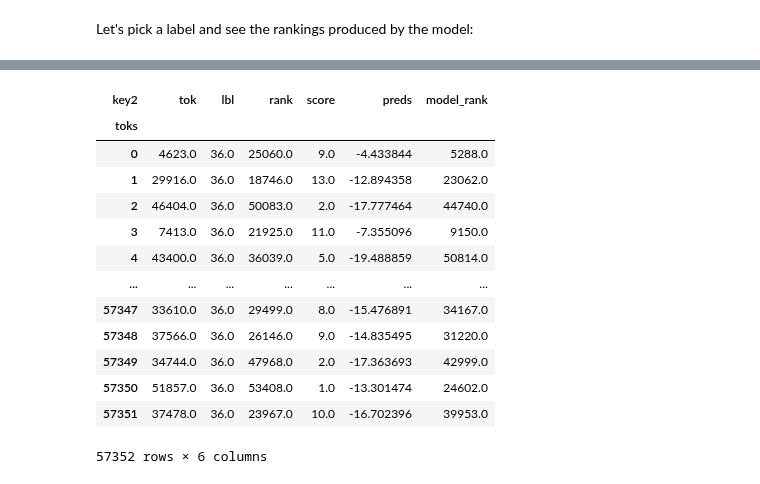
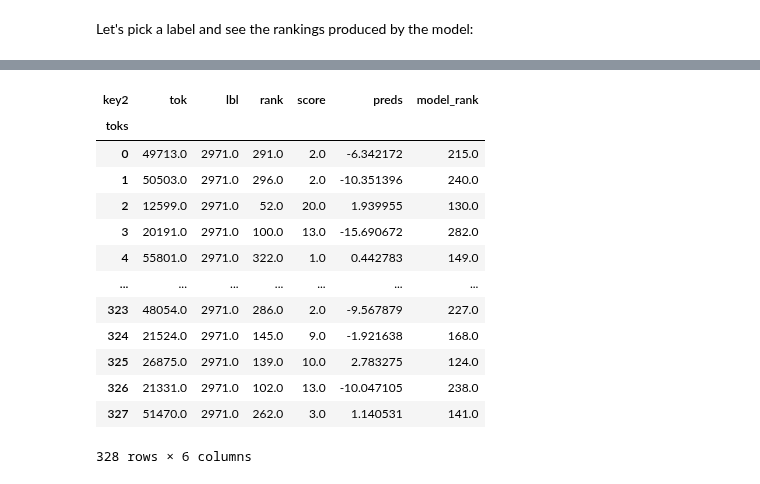
Before and after one commit to debjyotiSRoy/xcube, a Jupyter notebook: nbs/17_tutorial.train_l2r.ipynb, the cells around one changed output, grey strips where cells are left out. Saved outputs shown, nothing was run; the diff lists cells and outputs as text; code cells hidden in the pictures.

```diff
--- a/nbs/17_tutorial.train_l2r.ipynb
+++ b/nbs/17_tutorial.train_l2r.ipynb
@@ -828,5 +830,3 @@ record['best'] = 75.66
 str(record)
 # %% [output]
 "{'grad_func': functools.partial(<function rank_loss3>, gain_fn='exp', k=6), 'opt_func': functools.partial(<function RMSProp>, mom=0.9, wd=0.2), 'opt': None, 'lr': 0.01, 'loss_func': <function loss_fn ...
-# %%
-learner.fit(20, cbs=XLRFinder(start_lr=1e-5, end_lr=1e-1, num_it=400))
@@ -872,4 +892,4 @@ print(steep(lrs, smooth_mois, 400))
 # %%
-learner.fit_one_cycle(15, lr_max=5e-2)
+learner.fit_one_cycle(15, lr_max=6e-2)
 # %% [output]
 [interactive output not drawn]
@@ -907,7 +920,7 @@ learner.track_results.plot_sched()
 # learner.track_results
 # learner.opt.hypers[-1]
 # %%
-learner = learner.load('ranknet-tiny', device=default_device())
+learner = learner.load('lambdarank-tiny', device=default_device())
 # %%
 learner.validate()
 # %% [output]
@@ -916,5 +929,5 @@ learner.validate()
 # %%
-learner.cbs[-1].best = 0.7653
+learner.cbs[-1].best = 0.8067
 # %% [markdown]
 #### Plots
 # %% [markdown]
@@ -1035,21 +1063,21 @@ df_res
 # %%
-df_lbl = df_res.loc[:, 36]
+df_lbl = df_res.loc[:, 2971]
 df_lbl
 # %% [output]
 | key2 | tok | lbl | rank | score | preds | model_rank |
 | toks |  |  |  |  |  |  |
-| 0 | 4623.0 | 36.0 | 25060.0 | 9.0 | -4.433844 | 5288.0 |
-| 1 | 29916.0 | 36.0 | 18746.0 | 13.0 | -12.894358 | 23062.0 |
-| 2 | 46404.0 | 36.0 | 50083.0 | 2.0 | -17.777464 | 44740.0 |
-| 3 | 7413.0 | 36.0 | 21925.0 | 11.0 | -7.355096 | 9150.0 |
-| 4 | 43400.0 | 36.0 | 36039.0 | 5.0 | -19.488859 | 50814.0 |
+| 0 | 49713.0 | 2971.0 | 291.0 | 2.0 | -6.342172 | 215.0 |
+| 1 | 50503.0 | 2971.0 | 296.0 | 2.0 | -10.351396 | 240.0 |
+| 2 | 12599.0 | 2971.0 | 52.0 | 20.0 | 1.939955 | 130.0 |
+| 3 | 20191.0 | 2971.0 | 100.0 | 13.0 | -15.690672 | 282.0 |
+| 4 | 55801.0 | 2971.0 | 322.0 | 1.0 | 0.442783 | 149.0 |
 | ... | ... | ... | ... | ... | ... | ... |
-| 57347 | 33610.0 | 36.0 | 29499.0 | 8.0 | -15.476891 | 34167.0 |
-| 57348 | 37566.0 | 36.0 | 26146.0 | 9.0 | -14.835495 | 31220.0 |
-| 57349 | 34744.0 | 36.0 | 47968.0 | 2.0 | -17.363693 | 42999.0 |
-| 57350 | 51857.0 | 36.0 | 53408.0 | 1.0 | -13.301474 | 24602.0 |
-| 57351 | 37478.0 | 36.0 | 23967.0 | 10.0 | -16.702396 | 39953.0 |
+| 323 | 48054.0 | 2971.0 | 286.0 | 2.0 | -9.567879 | 227.0 |
+| 324 | 21524.0 | 2971.0 | 145.0 | 9.0 | -1.921638 | 168.0 |
+| 325 | 26875.0 | 2971.0 | 139.0 | 10.0 | 2.783275 | 124.0 |
+| 326 | 21331.0 | 2971.0 | 102.0 | 13.0 | -10.047105 | 238.0 |
+| 327 | 51470.0 | 2971.0 | 262.0 | 3.0 | 1.140531 | 141.0 |
-57352 rows × 6 columns
+328 rows × 6 columns
 # %%
 df2 = df_lbl.sort_values(by='rank').head(10)
 df2
```
Also changed, not shown: parts of 26 cells of this notebook, 5 other files.
